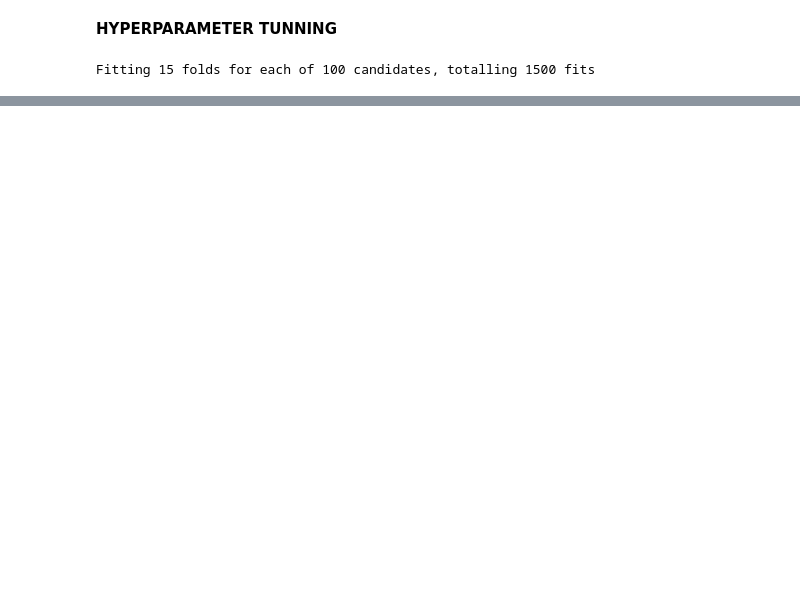
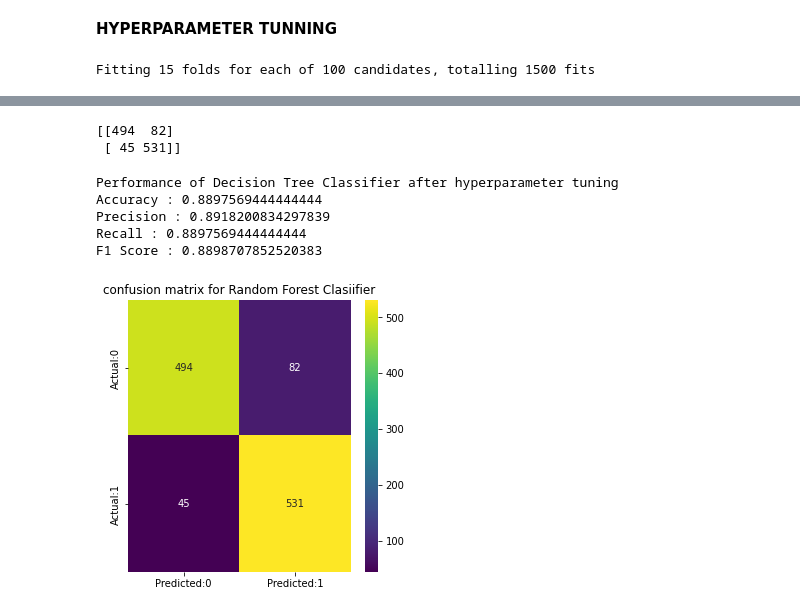
Before and after one commit to Tanjul5/Cardiovascular-Risk-Prediction, a Jupyter notebook: Cardiovascular_Risk_Prediction.ipynb, the cells around one changed output, grey strips where cells are left out. Cells and saved outputs as stored; diff of their text form; code cells hidden in the pictures; blank space fills up the shorter version.

```diff
--- a/Cardiovascular_Risk_Prediction.ipynb
+++ b/Cardiovascular_Risk_Prediction.ipynb
@@ -743,0 +817,21 @@ plt.show()
+# %%
+from sklearn.model_selection import GridSearchCV
+
+param_grid = {
+    'criterion': [rf_randomcv.best_params_['criterion']],
+    'max_depth': [rf_randomcv.best_params_['max_depth']],
+    'max_features': [rf_randomcv.best_params_['max_features']],
+    'min_samples_leaf': [rf_randomcv.best_params_['min_samples_leaf'],
+                         rf_randomcv.best_params_['min_samples_leaf']+2,
+                         rf_randomcv.best_params_['min_samples_leaf'] + 4],
+    'min_samples_split': [rf_randomcv.best_params_['min_samples_split'] - 2,
+                          rf_randomcv.best_params_['min_samples_split'] - 1,
+                          rf_randomcv.best_params_['min_samples_split'],
+                          rf_randomcv.best_params_['min_samples_split'] +1,
+                          rf_randomcv.best_params_['min_samples_split'] + 2],
+    'n_estimators': [rf_randomcv.best_params_['n_estimators'] - 200, rf_randomcv.best_params_['n_estimators'] - 100,
+                     rf_randomcv.best_params_['n_estimators'],
+                     rf_randomcv.best_params_['n_estimators'] + 100, rf_randomcv.best_params_['n_estimators'] + 200]
+}
+
+print(param_grid)
@@ -743,0 +840,4 @@ plt.show()
+# %%
+rf=RandomForestClassifier()
+grid_search=GridSearchCV(estimator=rf,param_grid=param_grid,cv=10,n_jobs=-1,verbose=2)
+grid_search.fit(X_train_trf,y_train_n)
@@ -743,0 +870,36 @@ plt.show()
+# %%
+best_grid=grid_search.best_estimator_
+# %%
+y_pred_grid=best_grid.predict(X_test_trf)
+print(confusion_matrix(y_test_n,y_pred_grid))
+# %% [output]
+[[494  82]
+ [ 45 531]]
+# %%
+#Performance Metrics
+RF_accuracy= accuracy_score(y_pred_grid,y_test_n)
+RF_precision= precision_score(y_pred_grid,y_test_n, average='weighted')
+RF_recall= recall_score(y_pred_grid,y_test_n, average='weighted')
+RF_f1_score= f1_score(y_pred_grid, y_test_n, average='weighted')
+
+print('Performance of Decision Tree Classifier after hyperparameter tuning')
+print('Accuracy :' , RF_accuracy)
+print('Precision :', RF_precision)
+print('Recall :', RF_recall)
+print('F1 Score :', RF_f1_score)
+# %% [output]
+Performance of Decision Tree Classifier after hyperparameter tuning
+Accuracy : 0.8897569444444444
+Precision : 0.8918200834297839
+Recall : 0.8897569444444444
+F1 Score : 0.8898707852520383
+# %%
+#plot the confusion matrix
+conf_mat = confusion_matrix(y_test_n,y_pred_grid)
+conf_matrix=pd.DataFrame(data=conf_mat,index=['Actual:0','Actual:1'],columns=['Predicted:0','Predicted:1'])
+plt.figure(figsize=(5,5))
+sns.heatmap(conf_matrix,annot=True,fmt='d',cmap='viridis')
+plt.title('confusion matrix for Random Forest Clasiifier')
+plt.show()
+# %% [output]
+[figure, added]
```
Also changed, not shown: parts of 62 cells of this notebook.
